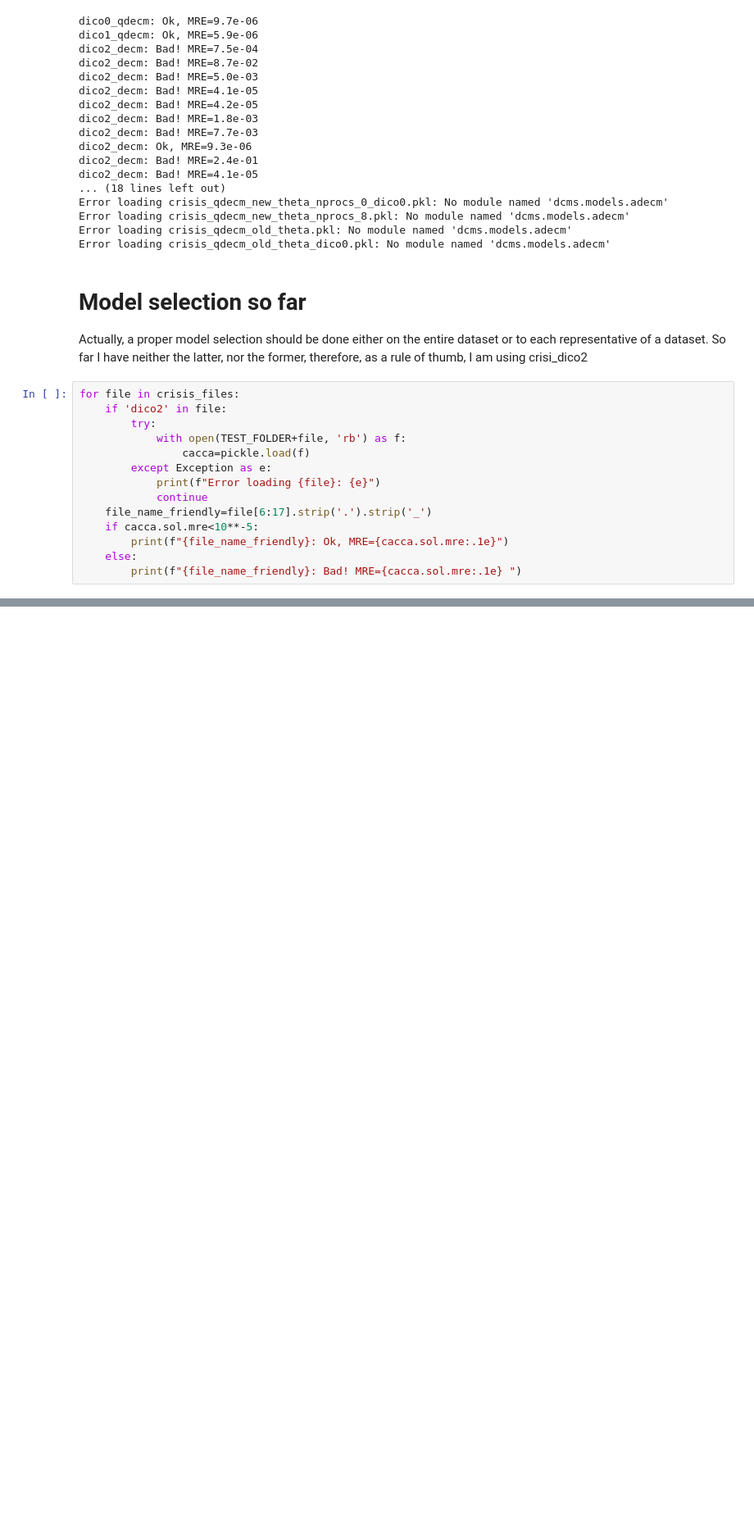
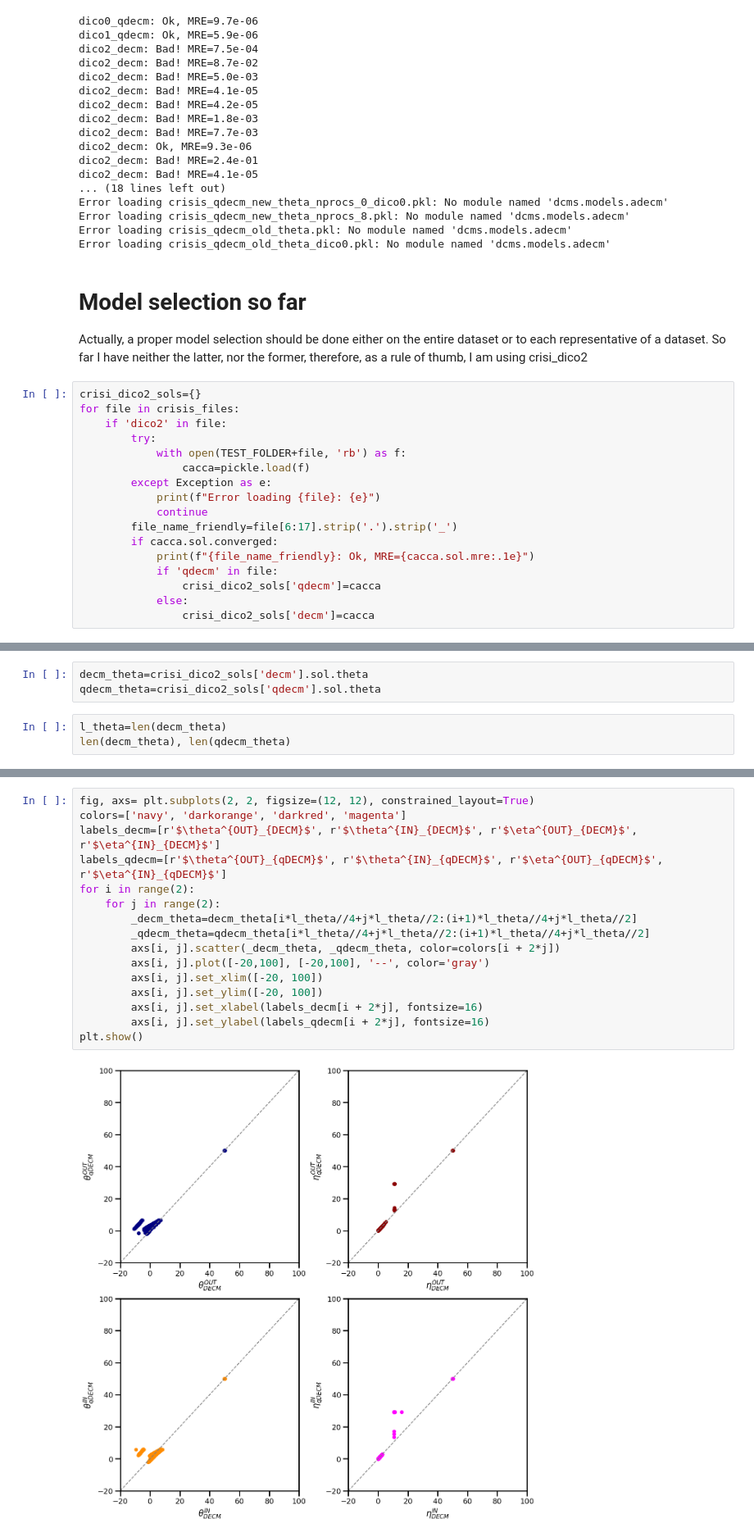
Before and after one commit to fabiosaracco/bowtie2, a Jupyter notebook: 2_0_model_selection.ipynb, the cells around one changed output, grey strips where cells are left out. Shown at 82% size. Saved outputs shown, nothing was run; the diff lists cells and outputs as text; blank space fills up the shorter version.

Commit message:
Comparisons between qDECM and DECM continues...

```diff
--- a/2_0_model_selection.ipynb
+++ b/2_0_model_selection.ipynb
@@ -309,6 +320,7 @@ Error loading crisis_qdecm_old_theta_dico0.pkl: No module named 'dcms.models.ade
 # Model selection so far
 Actually, a proper model selection should be done either on the entire dataset or to each representative of a dataset. So far I have neither the latter, nor the former, therefore, as a rule of thumb, I am using crisi_dico2
 # %%
+crisi_dico2_sols={}
 for file in crisis_files:
     if 'dico2' in file:
         try:
@@ -317,8 +329,10 @@ for file in crisis_files:
         except Exception as e:
             print(f"Error loading {file}: {e}")
             continue
-    file_name_friendly=file[6:17].strip('.').strip('_')
-    if cacca.sol.mre<10**-5:
-        print(f"{file_name_friendly}: Ok, MRE={cacca.sol.mre:.1e}")
-    else:
-        print(f"{file_name_friendly}: Bad! MRE={cacca.sol.mre:.1e} ")
+        file_name_friendly=file[6:17].strip('.').strip('_')
+        if cacca.sol.converged:
+            print(f"{file_name_friendly}: Ok, MRE={cacca.sol.mre:.1e}")
+            if 'qdecm' in file:
+                crisi_dico2_sols['qdecm']=cacca
+            else:
+                crisi_dico2_sols['decm']=cacca
@@ -324,0 +342,6 @@ for file in crisis_files:
+# %%
+decm_theta=crisi_dico2_sols['decm'].sol.theta
+qdecm_theta=crisi_dico2_sols['qdecm'].sol.theta
+# %%
+l_theta=len(decm_theta)
+len(decm_theta), len(qdecm_theta)
@@ -324,0 +374,18 @@ for file in crisis_files:
+# %%
+fig, axs= plt.subplots(2, 2, figsize=(12, 12), constrained_layout=True)
+colors=['navy', 'darkorange', 'darkred', 'magenta']
+labels_decm=[r'$\theta^{OUT}_{DECM}$', r'$\theta^{IN}_{DECM}$', r'$\eta^{OUT}_{DECM}$', r'$\eta^{IN}_{DECM}$']
+labels_qdecm=[r'$\theta^{OUT}_{qDECM}$', r'$\theta^{IN}_{qDECM}$', r'$\eta^{OUT}_{qDECM}$', r'$\eta^{IN}_{qDECM}$']
+for i in range(2):
+    for j in range(2):
+        _decm_theta=decm_theta[i*l_theta//4+j*l_theta//2:(i+1)*l_theta//4+j*l_theta//2]
+        _qdecm_theta=qdecm_theta[i*l_theta//4+j*l_theta//2:(i+1)*l_theta//4+j*l_theta//2]
+        axs[i, j].scatter(_decm_theta, _qdecm_theta, color=colors[i + 2*j])
+        axs[i, j].plot([-20,100], [-20,100], '--', color='gray')
+        axs[i, j].set_xlim([-20, 100])
+        axs[i, j].set_ylim([-20, 100])
+        axs[i, j].set_xlabel(labels_decm[i + 2*j], fontsize=16)
+        axs[i, j].set_ylabel(labels_qdecm[i + 2*j], fontsize=16)
+plt.show()
+# %% [output]
+[figure, added]
```
Also changed, not shown: parts of 47 cells of this notebook.
